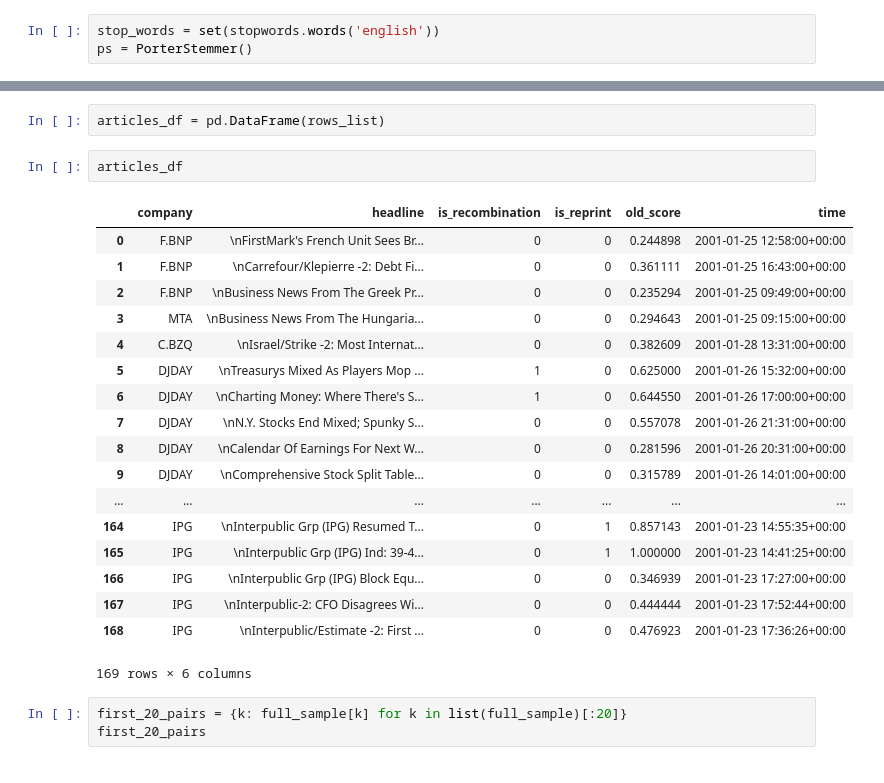
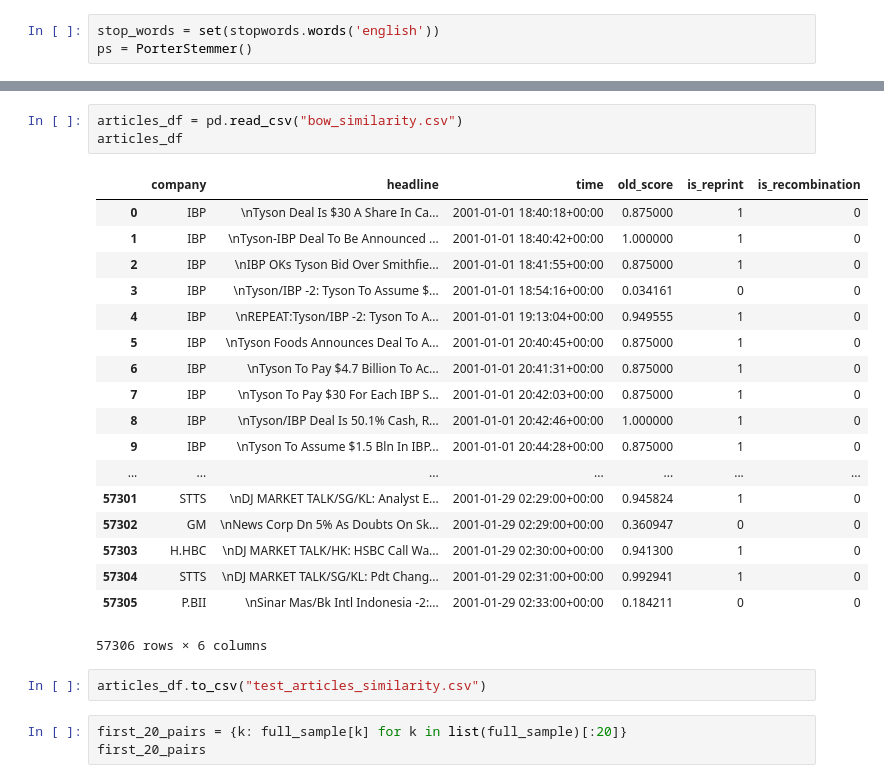
Before and after one commit to hodsonjames/stale-news, a Jupyter notebook: code/measures/nml_parsing_similarity.ipynb, the cells around one changed output, grey strips where cells are left out. Saved outputs shown, nothing was run; the diff lists cells and outputs as text.

```diff
--- a/code/measures/nml_parsing_similarity.ipynb
+++ b/code/measures/nml_parsing_similarity.ipynb
@@ -280,26 +291,27 @@ rows_list
-# %%
-articles_df = pd.DataFrame(rows_list)
-# %%
-articles_df
-# %% [output]
-|  | company | headline | is_recombination | is_reprint | old_score | time |
-| 0 | F.BNP | \nFirstMark's French Unit Sees Br... | 0 | 0 | 0.244898 | 2001-01-25 12:58:00+00:00 |
-| 1 | F.BNP | \nCarrefour/Klepierre -2: Debt Fi... | 0 | 0 | 0.361111 | 2001-01-25 16:43:00+00:00 |
-| 2 | F.BNP | \nBusiness News From The Greek Pr... | 0 | 0 | 0.235294 | 2001-01-25 09:49:00+00:00 |
-| 3 | MTA | \nBusiness News From The Hungaria... | 0 | 0 | 0.294643 | 2001-01-25 09:15:00+00:00 |
-| 4 | C.BZQ | \nIsrael/Strike -2: Most Internat... | 0 | 0 | 0.382609 | 2001-01-28 13:31:00+00:00 |
-| 5 | DJDAY | \nTreasurys Mixed As Players Mop ... | 1 | 0 | 0.625000 | 2001-01-26 15:32:00+00:00 |
-| 6 | DJDAY | \nCharting Money: Where There's S... | 1 | 0 | 0.644550 | 2001-01-26 17:00:00+00:00 |
-| 7 | DJDAY | \nN.Y. Stocks End Mixed; Spunky S... | 0 | 0 | 0.557078 | 2001-01-26 21:31:00+00:00 |
-| 8 | DJDAY | \nCalendar Of Earnings For Next W... | 0 | 0 | 0.281596 | 2001-01-26 20:31:00+00:00 |
-| 9 | DJDAY | \nComprehensive Stock Split Table... | 0 | 0 | 0.315789 | 2001-01-26 14:01:00+00:00 |
-| ... | ... | ... | ... | ... | ... | ... |
-| 164 | IPG | \nInterpublic Grp (IPG) Resumed T... | 0 | 1 | 0.857143 | 2001-01-23 14:55:35+00:00 |
-| 165 | IPG | \nInterpublic Grp (IPG) Ind: 39-4... | 0 | 1 | 1.000000 | 2001-01-23 14:41:25+00:00 |
-| 166 | IPG | \nInterpublic Grp (IPG) Block Equ... | 0 | 0 | 0.346939 | 2001-01-23 17:27:00+00:00 |
-| 167 | IPG | \nInterpublic-2: CFO Disagrees Wi... | 0 | 0 | 0.444444 | 2001-01-23 17:52:44+00:00 |
-| 168 | IPG | \nInterpublic/Estimate -2: First ... | 0 | 0 | 0.476923 | 2001-01-23 17:36:26+00:00 |
-169 rows × 6 columns
+# %%
+articles_df = pd.read_csv("bow_similarity.csv")
+articles_df
+# %% [output]
+|  | company | headline | time | old_score | is_reprint | is_recombination |
+| 0 | IBP | \nTyson Deal Is $30 A Share In Ca... | 2001-01-01 18:40:18+00:00 | 0.875000 | 1 | 0 |
+| 1 | IBP | \nTyson-IBP Deal To Be Announced ... | 2001-01-01 18:40:42+00:00 | 1.000000 | 1 | 0 |
+| 2 | IBP | \nIBP OKs Tyson Bid Over Smithfie... | 2001-01-01 18:41:55+00:00 | 0.875000 | 1 | 0 |
+| 3 | IBP | \nTyson/IBP -2: Tyson To Assume $... | 2001-01-01 18:54:16+00:00 | 0.034161 | 0 | 0 |
+| 4 | IBP | \nREPEAT:Tyson/IBP -2: Tyson To A... | 2001-01-01 19:13:04+00:00 | 0.949555 | 1 | 0 |
+| 5 | IBP | \nTyson Foods Announces Deal To A... | 2001-01-01 20:40:45+00:00 | 0.875000 | 1 | 0 |
+| 6 | IBP | \nTyson To Pay $4.7 Billion To Ac... | 2001-01-01 20:41:31+00:00 | 0.875000 | 1 | 0 |
+| 7 | IBP | \nTyson To Pay $30 For Each IBP S... | 2001-01-01 20:42:03+00:00 | 0.875000 | 1 | 0 |
+| 8 | IBP | \nTyson/IBP Deal Is 50.1% Cash, R... | 2001-01-01 20:42:46+00:00 | 1.000000 | 1 | 0 |
+| 9 | IBP | \nTyson To Assume $1.5 Bln In IBP... | 2001-01-01 20:44:28+00:00 | 0.875000 | 1 | 0 |
+| ... | ... | ... | ... | ... | ... | ... |
+| 57301 | STTS | \nDJ MARKET TALK/SG/KL: Analyst E... | 2001-01-29 02:29:00+00:00 | 0.945824 | 1 | 0 |
+| 57302 | GM | \nNews Corp Dn 5% As Doubts On Sk... | 2001-01-29 02:29:00+00:00 | 0.360947 | 0 | 0 |
+| 57303 | H.HBC | \nDJ MARKET TALK/HK: HSBC Call Wa... | 2001-01-29 02:30:00+00:00 | 0.941300 | 1 | 0 |
+| 57304 | STTS | \nDJ MARKET TALK/SG/KL: Pdt Chang... | 2001-01-29 02:31:00+00:00 | 0.992941 | 1 | 0 |
+| 57305 | P.BII | \nSinar Mas/Bk Intl Indonesia -2:... | 2001-01-29 02:33:00+00:00 | 0.184211 | 0 | 0 |
+57306 rows × 6 columns
+# %%
+articles_df.to_csv("test_articles_similarity.csv")
 # %%
 first_20_pairs = {k: full_sample[k] for k in list(full_sample)[:20]}
 first_20_pairs
```
Also changed, not shown: parts of 15 cells of this notebook, 4 other files.
